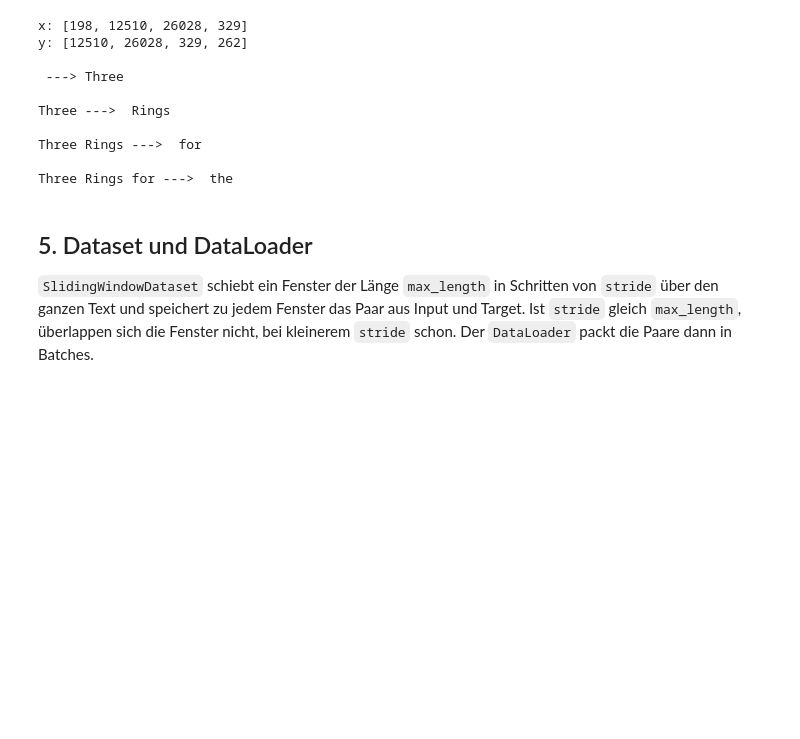
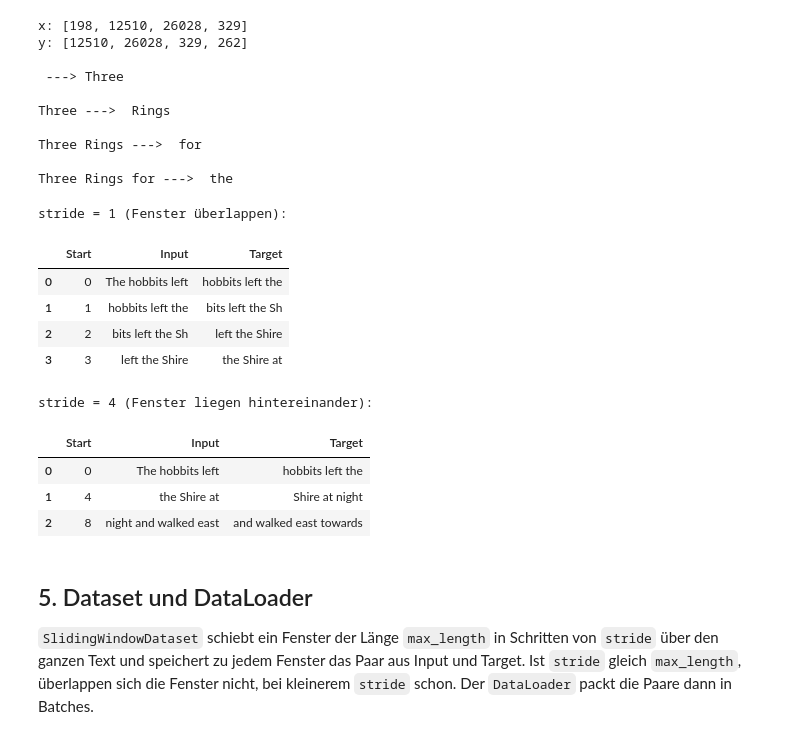
Before and after one commit to Timbo3399/INFM_SOTA2, a Jupyter notebook: W1_DataLoader_BPE.ipynb, the cells around one changed output. Saved outputs shown, nothing was run; the diff lists cells and outputs as text; code cells hidden in the pictures; blank space fills up the shorter version.

```diff
--- a/W1_DataLoader_BPE.ipynb
+++ b/W1_DataLoader_BPE.ipynb
@@ -110,6 +168,33 @@ Three --->  Rings
 Three Rings --->  for
 
 Three Rings for --->  the
+# %%
+def fenster_tabelle(token_ids, max_length, stride, n):
+    assert (n - 1) * stride + max_length + 1 <= len(token_ids), "Satz zu kurz für so viele Fenster"
+    return pd.DataFrame([
+        {"Start": i,
+         "Input": tokenizer.decode(token_ids[i:i + max_length]),
+         "Target": tokenizer.decode(token_ids[i + 1:i + max_length + 1])}
+        for i in range(0, n * stride, stride)
+    ])
+
+satz_ids = tokenizer.encode("The hobbits left the Shire at night and walked east towards the misty mountains.")
+print("stride = 1 (Fenster überlappen):")
+display(fenster_tabelle(satz_ids, max_length=4, stride=1, n=4))
+print("stride = 4 (Fenster liegen hintereinander):")
+display(fenster_tabelle(satz_ids, max_length=4, stride=4, n=3))
+# %% [output]
+stride = 1 (Fenster überlappen):
+|  | Start | Input | Target |
+| 0 | 0 | The hobbits left | hobbits left the |
+| 1 | 1 | hobbits left the | bits left the Sh |
+| 2 | 2 | bits left the Sh | left the Shire |
+| 3 | 3 | left the Shire | the Shire at |
+stride = 4 (Fenster liegen hintereinander):
+|  | Start | Input | Target |
+| 0 | 0 | The hobbits left | hobbits left the |
+| 1 | 4 | the Shire at | Shire at night |
+| 2 | 8 | night and walked east | and walked east towards |
 # %% [markdown]
 ## 5. Dataset und DataLoader
 `SlidingWindowDataset` schiebt ein Fenster der Länge `max_length` in Schritten von `stride` über den ganzen Text und speichert zu jedem Fenster das Paar aus Input und Target. Ist `stride` gleich `max_length`, überlappen sich die Fenster nicht, bei kleinerem `stride` schon. Der `DataLoader` packt die Paare dann in Batches.
```
Also changed, not shown: parts of 8 cells of this notebook.
